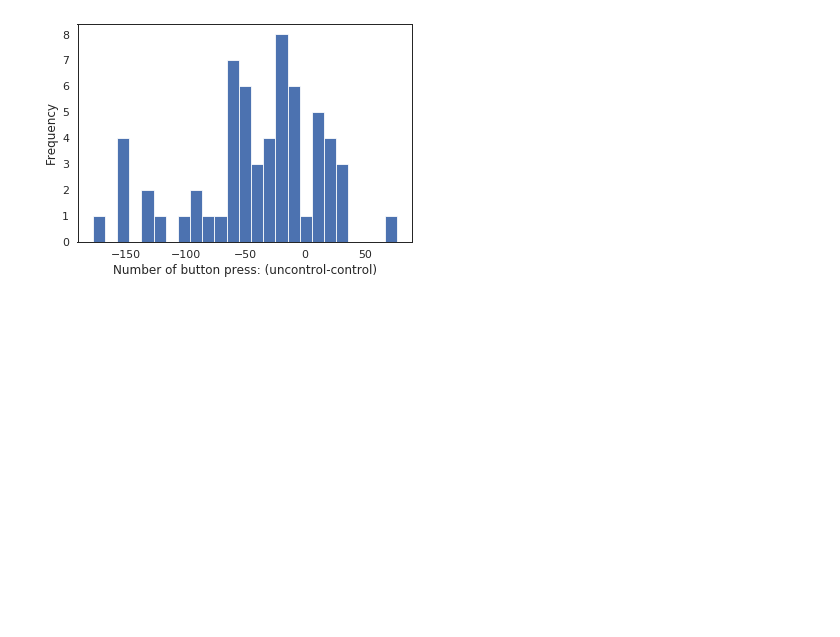
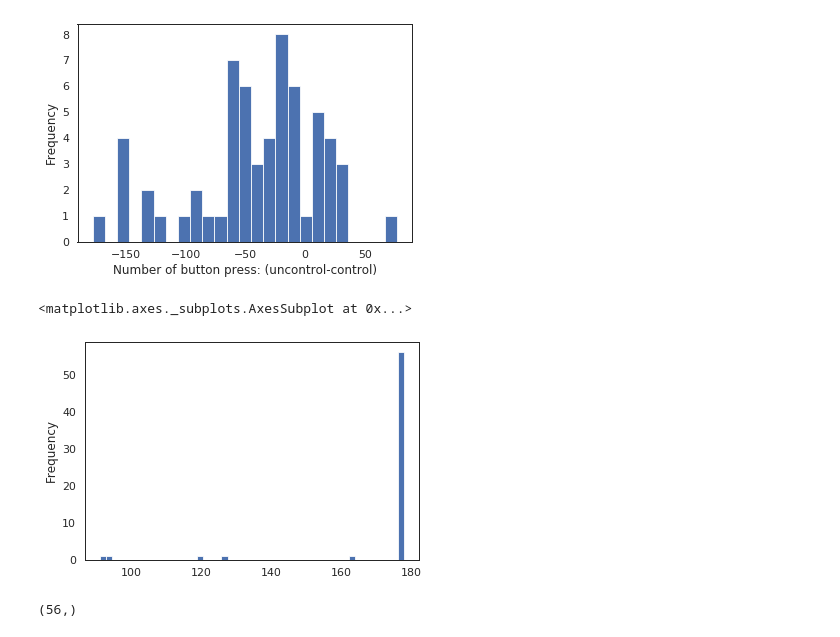
Before and after one commit to chirag90in/eCON_old, a Jupyter notebook: eCON/10-button-press-analysis.ipynb, the cells around one changed output. Cells and saved outputs as stored; diff of their text form; code cells hidden in the pictures; blank space fills up the shorter version.

```diff
--- a/eCON/10-button-press-analysis.ipynb
+++ b/eCON/10-button-press-analysis.ipynb
@@ -206,3 +199,12 @@ plt.xlabel('Number of button press: (uncontrol-control)')
 # %% [output]
 Text(0.5, 0, 'Number of button press: (uncontrol-control)')
 [figure]
+# %%
+buttonPress_df.control.plot('hist',bins=50)
+# %% [output]
+<matplotlib.axes._subplots.AxesSubplot at 0x...>
+[figure, added]
+# %%
+buttonPress_df.control[buttonPress_df.control == 178].shape
+# %% [output]
+(56,)
```
Also changed, not shown: parts of 6 cells of this notebook, 2 other files.
